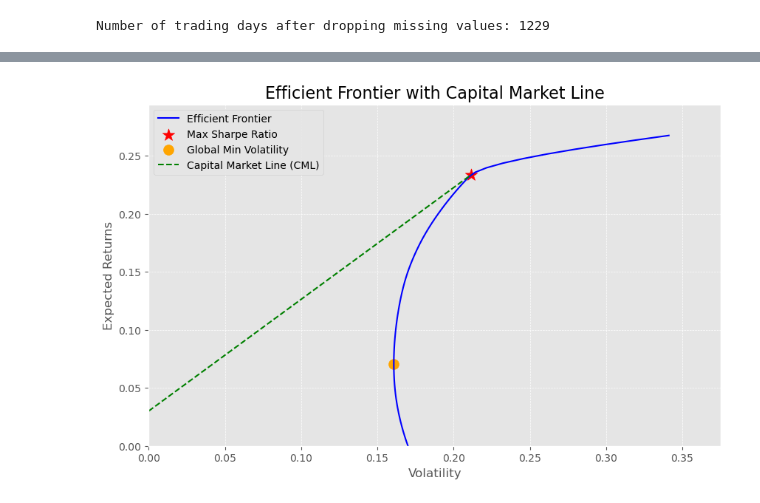
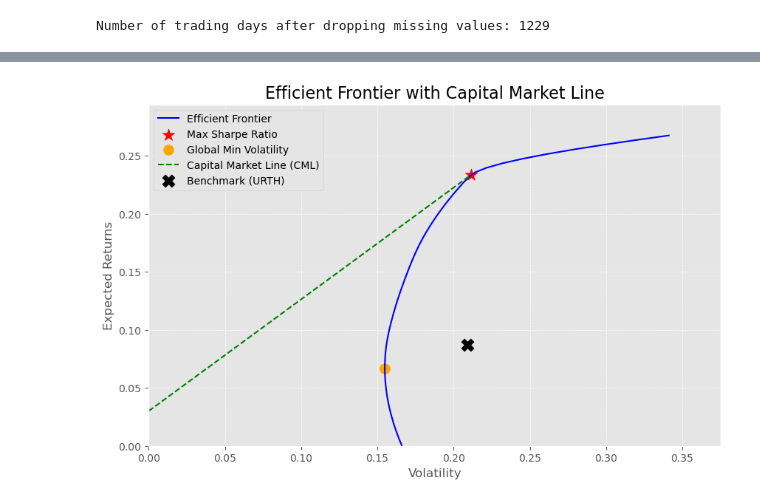
Before and after one commit to George-Dros/Portfolio_Optimization, a Jupyter notebook: Main.ipynb, the cells around one changed output, grey strips where cells are left out. Drawn from its saved outputs; the diff is of its cells as text; code cells hidden in the pictures.

```diff
--- a/Main.ipynb
+++ b/Main.ipynb
@@ -34,0 +29,3 @@ Date
+# %%
+all_data = pd.concat([data, benchmark_data], axis=1, join="inner")
+all_data
@@ -72,7 +85,7 @@ print(f"Number of trading days after dropping missing values: {data_cleaned.shap
 Number of trading days after dropping missing values: 1229
 # %%
 # Calculate the percentage of data retained after dropping missing values
-data_cleaned = data.dropna()
+data_cleaned = all_data.dropna()
 retained_rows = data_cleaned.shape[0]
 data_retained_percentage = (retained_rows / total_rows) * 100
 print(f"Data retained after dropping missing values: {data_retained_percentage:.2f}%")
@@ -81,11 +94,20 @@ Data retained after dropping missing values: 95.42%
 # %%
+# Separate portfolio and benchmark data from the cleaned data
+aligned_portfolio_data = data_cleaned[tickers]
+aligned_benchmark_data = data_cleaned["URTH"]
+
 # Calculate daily returns
-returns = data_cleaned.pct_change().dropna()
+portfolio_returns = data_cleaned.pct_change().dropna()
+benchmark_returns = aligned_benchmark_data.pct_change().dropna()
 # %%
 #Define periods per year for daily data
 periods_per_year = 252
 
 #Calculate annualized expected returns and covariance matrix
-rets = f.annualize_rets(returns, periods_per_year)
-cov_m = returns.cov() * periods_per_year
+rets = f.annualize_rets(portfolio_returns, periods_per_year)
+cov_m = portfolio_returns.cov() * periods_per_year
+
+# Calculate annualized return and volatility for the benchmark
+benchmark_ann_return = (1 + benchmark_returns.mean()) ** periods_per_year - 1
+benchmark_ann_vol = benchmark_returns.std() * np.sqrt(periods_per_year)
 # %%
@@ -144,7 +157,7 @@ cov_m = returns.cov() * periods_per_year
 optimal_weights_msr = f.msr(risk_free_rate, rets, cov_m)
 optimal_weights_gmv = f.gmv(cov_m)
 # %%
-# Step 1: Calculate Efficient Frontier Points Manually
+#Calculate Efficient Frontier Points Manually
 target_returns = np.linspace(rets.min(), rets.max(), n_points)
 frontier_vols = []
 frontier_returns = []
@@ -156,7 +169,7 @@ for target_return in target_returns:
     frontier_vols.append(vol)
     frontier_returns.append(ret)
 
-# Step 2: Calculate Max Sharpe Ratio (MSR) and Global Minimum Variance (GMV) Portfolio Points
+#Calculate Max Sharpe Ratio (MSR) and Global Minimum Variance (GMV) Portfolio Points
 optimal_weights_msr = f.msr(risk_free_rate, rets, cov_m)
 optimal_weights_gmv = f.gmv(cov_m)
 
@@ -165,34 +178,37 @@ msr_return = f.portfolio_return(optimal_weights_msr, rets)
 gmv_volatility = f.portfolio_vol(optimal_weights_gmv, cov_m)
 gmv_return = f.portfolio_return(optimal_weights_gmv, rets)
 
-# Step 3: Plot Efficient Frontier and Portfolios
+#Plot Efficient Frontier and Portfolios
 plt.style.use("ggplot")
 fig, ax = plt.subplots(figsize=(10, 6))
 
 # Plot the efficient frontier
 ax.plot(frontier_vols, frontier_returns, linestyle='-', color='blue', label="Efficient Frontier")
 
 # Plot MSR and GMV portfolios with custom markers
 plt.scatter(msr_volatility, msr_return, color="red", marker="*", s=150, label="Max Sharpe Ratio")
 plt.scatter(gmv_volatility, gmv_return, color="orange", marker="o", s=100, label="Global Min Volatility")
 
 # Plot Capital Market Line (CML)
 cml_x = [0, msr_volatility]
 cml_y = [risk_free_rate, msr_return]
 plt.plot(cml_x, cml_y, color="green", linestyle="--", linewidth=1.5, label="Capital Market Line (CML)")
 
+#Add Benchmark Point to Plot
+plt.scatter(benchmark_ann_vol, benchmark_ann_return, color="black", marker="X", s=150, label="Benchmark (URTH)")
+
 # Set axis labels, title, and legend
 ax.set_title("Efficient Frontier with Capital Market Line", fontsize=16)
 ax.set_xlabel("Volatility", fontsize=12)
 ax.set_ylabel("Expected Returns", fontsize=12)
 ax.legend(loc="upper left")
 ax.grid(True, linestyle='--', linewidth=0.5)
 
 # Set limits for better visualization (adjust as needed)
 ax.set_xlim(0, max(frontier_vols) * 1.1)
 ax.set_ylim(0, max(frontier_returns) * 1.1)
 
 # Show the plot
 plt.show()
 # %% [output]
-[figure, old version]
+[figure, new version]
```
Also changed, not shown: parts of 18 cells of this notebook.
